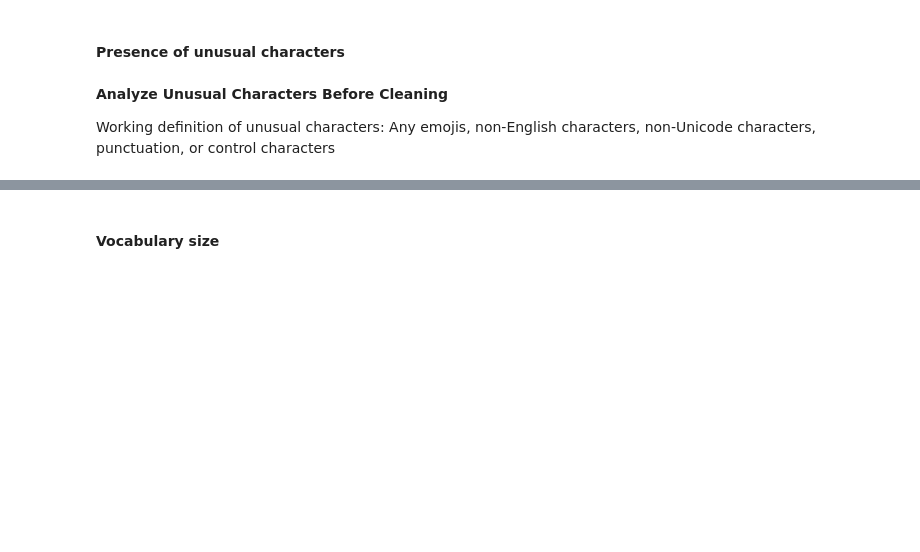
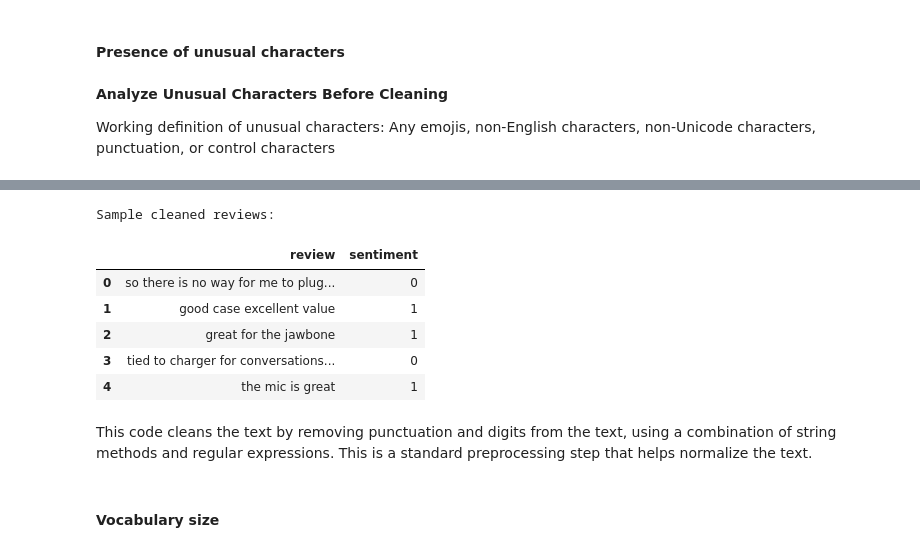
Before and after one commit to smmurdock/Neural-Network-Sentiment-Analysis, a Jupyter notebook: d604_task_2.ipynb, the cells around one changed output, grey strips where cells are left out. Drawn from its saved outputs; the diff is of its cells as text; code cells hidden in the pictures; blank space fills up the shorter version.

```diff
--- a/d604_task_2.ipynb
+++ b/d604_task_2.ipynb
@@ -439,0 +186,24 @@ The code cell above imports the cleaned dataset to allow us to move forward with
+# %%
+import re
+import string
+from collections import Counter
+
+# Convert to lowercase
+df_clean['review_lower'] = df_clean['review'].str.lower()
+
+# Check for unusual characters
+all_text = ' '.join(df_clean['review_lower'])
+char_frequency = Counter(all_text)
+
+# Categorize characters
+letters = set(string.ascii_lowercase)
+digits = set(string.digits)
+punctuation = set(string.punctuation)
+whitespace = set(string.whitespace)
+
+unusual_chars = {char: count for char, count in char_frequency.items()
+                 if char not in letters and char not in digits
+                 and char not in punctuation and char not in whitespace}
+
+print("Unusual characters found:", unusual_chars if unusual_chars else "None")
+print(f"\nTotal punctuation marks: {sum(count for char, count in char_frequency.items() if char in punctuation)}")
@@ -440,2 +220,25 @@ The code cell above imports the cleaned dataset to allow us to move forward with
+# %%
+# Clean text: remove punctuation and digits
+punctuation_pattern = '[' + re.escape(string.punctuation) + ']+'
+df_clean['review_clean'] = df_clean['review_lower'].str.replace(punctuation_pattern, ' ', regex=True)
+df_clean['review_clean'] = df_clean['review_clean'].str.replace(r'\d+', '', regex=True)
+df_clean['review_clean'] = df_clean['review_clean'].str.split().str.join(' ')
+
+# Create final clean dataset
+df = df_clean[['review_clean', 'sentiment']].copy()
+df.rename(columns={'review_clean': 'review'}, inplace=True)
+
+print("Sample cleaned reviews:")
+df.head()
+# %% [output]
+Sample cleaned reviews:
+|  | review | sentiment |
+| 0 | so there is no way for me to plug... | 0 |
+| 1 | good case excellent value | 1 |
+| 2 | great for the jawbone | 1 |
+| 3 | tied to charger for conversations... | 0 |
+| 4 | the mic is great | 1 |
+# %% [markdown]
+This code cleans the text by removing punctuation and digits from the text, using a combination of string methods and regular expressions. This is a standard preprocessing step that helps normalize the text.
 # %% [markdown]
 #### Vocabulary size
```
Also changed, not shown: parts of 58 cells of this notebook.
